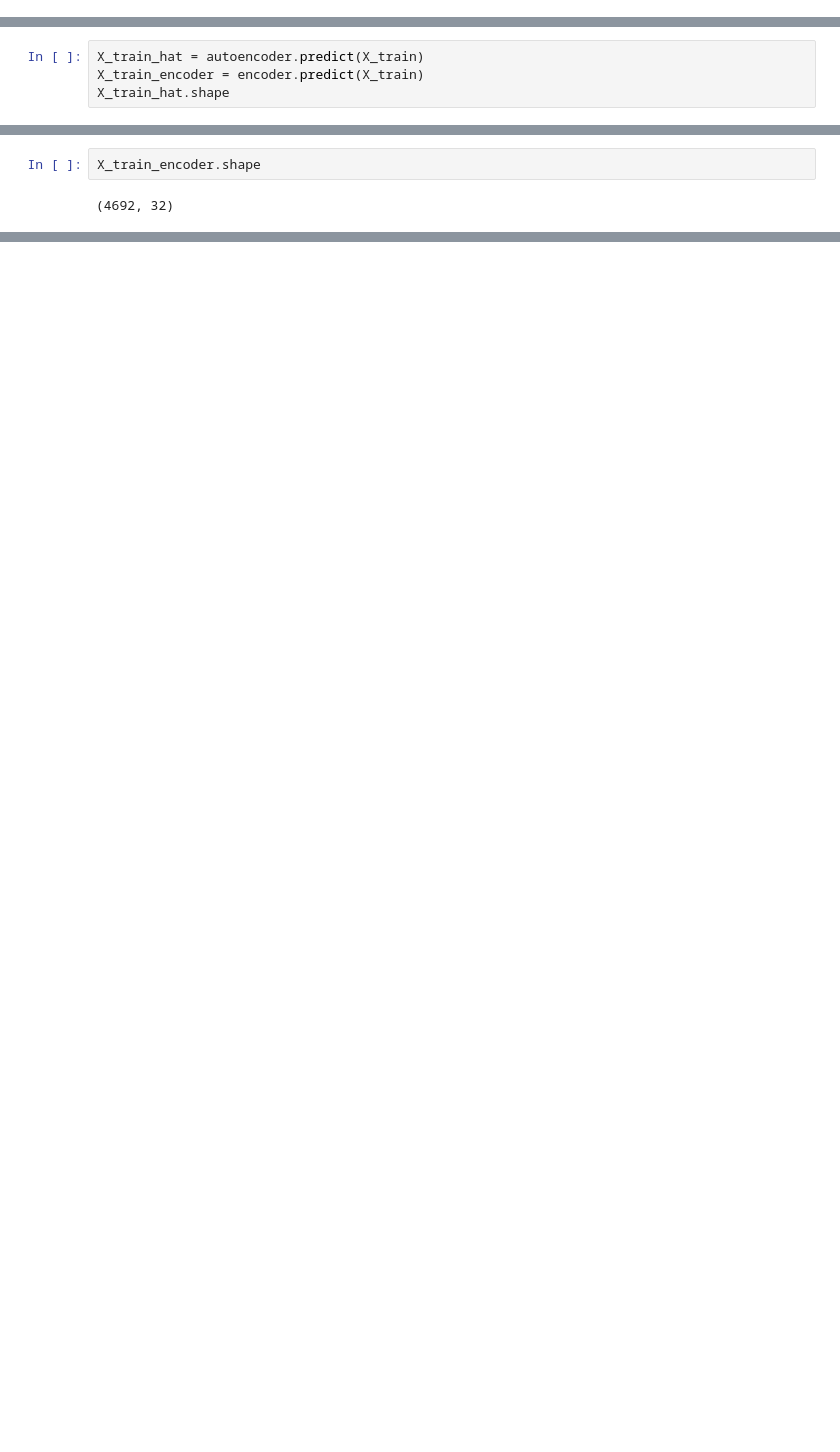
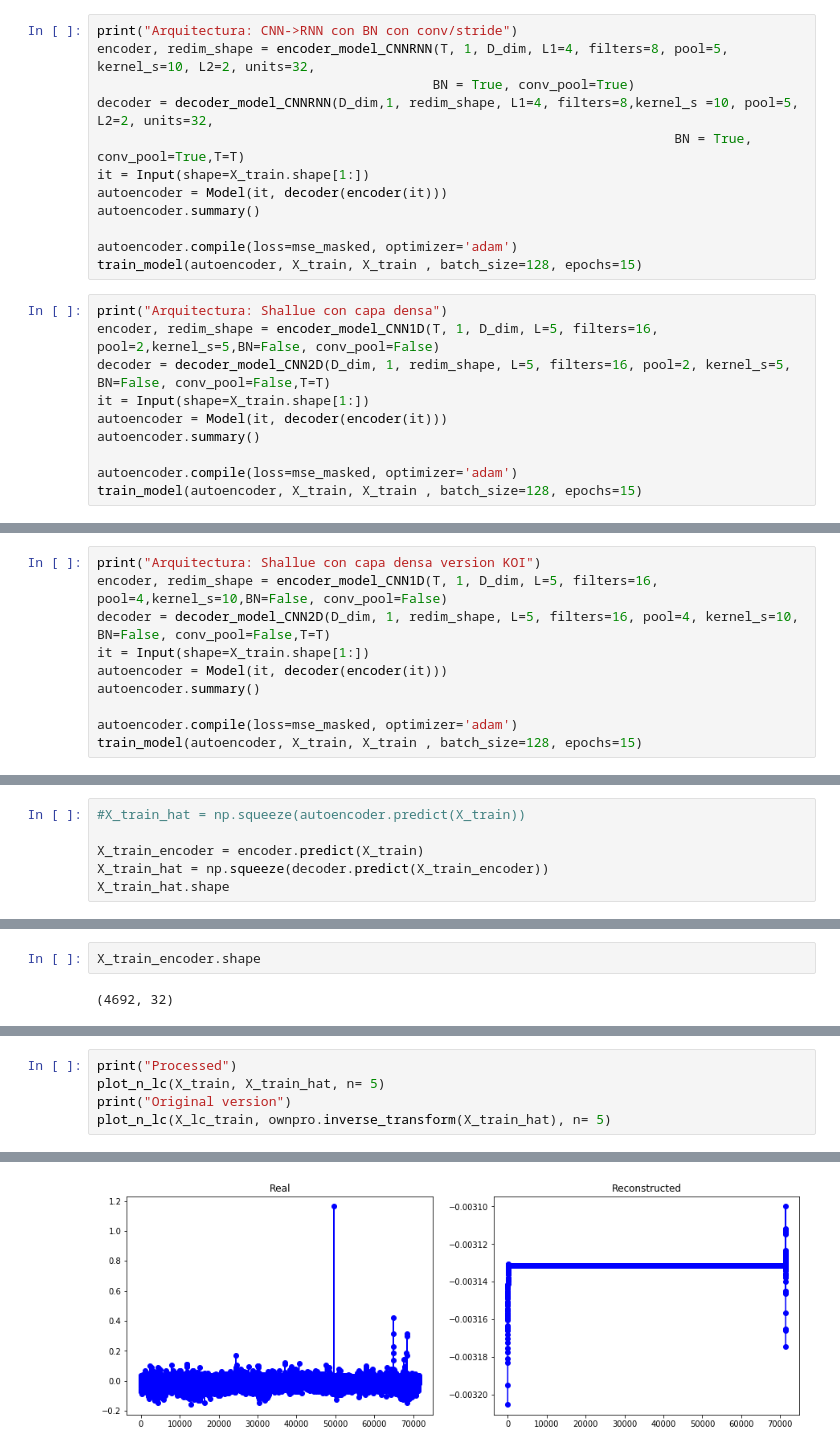
Before and after one commit to harel-coffee/PIIC19-auto, a Jupyter notebook: code/obj1/TryKerasArchitecture.ipynb, the cells around one changed output, grey strips where cells are left out. Cells and saved outputs as stored; diff of their text form; blank space fills up the shorter version.

```diff
--- a/code/obj1/TryKerasArchitecture.ipynb
+++ b/code/obj1/TryKerasArchitecture.ipynb
@@ -400,0 +968,22 @@ Epoch 1/1
+# %%
+print("Arquitectura: CNN->RNN con BN con conv/stride")
+encoder, redim_shape = encoder_model_CNNRNN(T, 1, D_dim, L1=4, filters=8, pool=5, kernel_s=10, L2=2, units=32,
+                                           BN = True, conv_pool=True)
+decoder = decoder_model_CNNRNN(D_dim,1, redim_shape, L1=4, filters=8,kernel_s =10, pool=5, L2=2, units=32,
+                                                                          BN = True, conv_pool=True,T=T)
+it = Input(shape=X_train.shape[1:])
+autoencoder = Model(it, decoder(encoder(it)))
+autoencoder.summary()
+
+autoencoder.compile(loss=mse_masked, optimizer='adam')
+train_model(autoencoder, X_train, X_train , batch_size=128, epochs=15)
+# %%
+print("Arquitectura: Shallue con capa densa")
+encoder, redim_shape = encoder_model_CNN1D(T, 1, D_dim, L=5, filters=16, pool=2,kernel_s=5,BN=False, conv_pool=False)
+decoder = decoder_model_CNN2D(D_dim, 1, redim_shape, L=5, filters=16, pool=2, kernel_s=5, BN=False, conv_pool=False,T=T)
+it = Input(shape=X_train.shape[1:])
+autoencoder = Model(it, decoder(encoder(it)))
+autoencoder.summary()
+
+autoencoder.compile(loss=mse_masked, optimizer='adam')
+train_model(autoencoder, X_train, X_train , batch_size=128, epochs=15)
@@ -400,0 +1009,10 @@ Epoch 1/1
+# %%
+print("Arquitectura: Shallue con capa densa version KOI")
+encoder, redim_shape = encoder_model_CNN1D(T, 1, D_dim, L=5, filters=16, pool=4,kernel_s=10,BN=False, conv_pool=False)
+decoder = decoder_model_CNN2D(D_dim, 1, redim_shape, L=5, filters=16, pool=4, kernel_s=10, BN=False, conv_pool=False,T=T)
+it = Input(shape=X_train.shape[1:])
+autoencoder = Model(it, decoder(encoder(it)))
+autoencoder.summary()
+
+autoencoder.compile(loss=mse_masked, optimizer='adam')
+train_model(autoencoder, X_train, X_train , batch_size=128, epochs=15)
@@ -401,5 +1073,7 @@ Epoch 1/1
 # %%
-X_train_hat = autoencoder.predict(X_train)
+#X_train_hat = np.squeeze(autoencoder.predict(X_train))
+
 X_train_encoder = encoder.predict(X_train)
+X_train_hat = np.squeeze(decoder.predict(X_train_encoder))
 X_train_hat.shape
 # %% [output]
@@ -421,0 +1115,6 @@ Confirmed              1.0
+# %%
+print("Processed")
+plot_n_lc(X_train, X_train_hat, n= 5)
+print("Original version")
+plot_n_lc(X_lc_train, ownpro.inverse_transform(X_train_hat), n= 5)
+# %% [output]
@@ -421,0 +1122 @@ Confirmed              1.0
+[figure, added]
```
Also changed, not shown: parts of 75 cells of this notebook.
